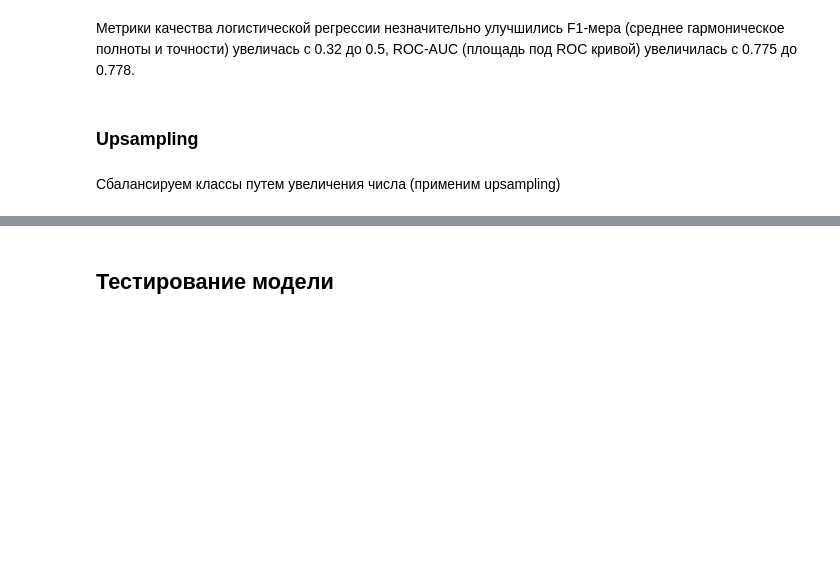
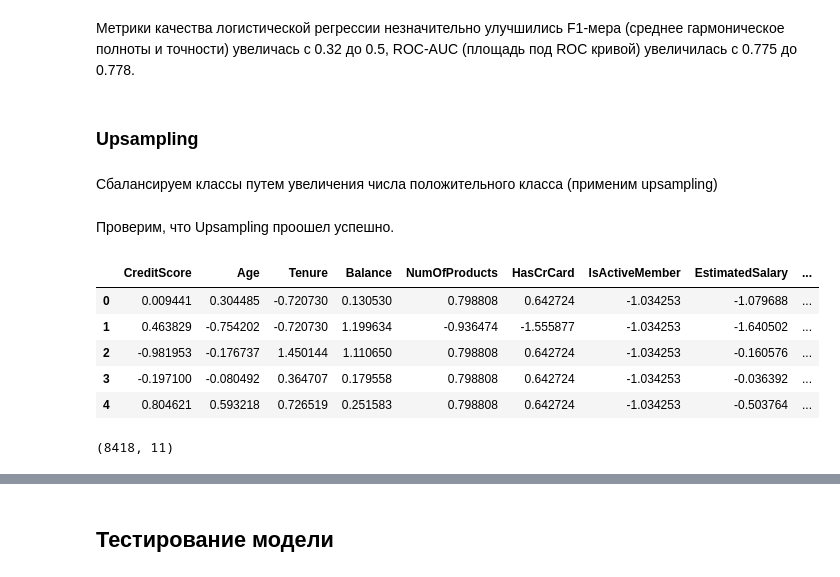
Before and after one commit to Ksyuwish/YandexPracticumDS, a Jupyter notebook: projects/6ds_bank_customer_churn.ipynb, the cells around one changed output, grey strips where cells are left out. Drawn from its saved outputs; the diff is of its cells as text; code cells hidden in the pictures; blank space fills up the shorter version.

```diff
--- a/projects/6ds_bank_customer_churn.ipynb
+++ b/projects/6ds_bank_customer_churn.ipynb
@@ -810,7 +810,7 @@ AUC-ROC : 0.7780825279950913
 # %% [markdown]
 ### Upsampling
 # %% [markdown]
-Сбалансируем классы путем увеличения числа (применим upsampling)
+Сбалансируем классы путем увеличения числа положительного класса (применим upsampling)
 # %%
 def upsample(features, target, repeat):
     features_zeros = features[target == 0]
@@ -826,3 +826,16 @@ def upsample(features, target, repeat):
     return features_upsampled, target_upsampled
 # %%
 features_upsampled, target_upsampled = upsample(features_train, target_train, 3)
+# %% [markdown]
+Проверим, что Upsampling проошел успешно.
+# %%
+show_sample(features_upsampled)
+features_upsampled.shape
+# %% [output]
+|  | CreditScore | Age | Tenure | Balance | NumOfProducts | HasCrCard | IsActiveMember | EstimatedSalary | ... |
+| 0 | 0.009441 | 0.304485 | -0.720730 | 0.130530 | 0.798808 | 0.642724 | -1.034253 | -1.079688 | ... |
+| 1 | 0.463829 | -0.754202 | -0.720730 | 1.199634 | -0.936474 | -1.555877 | -1.034253 | -1.640502 | ... |
+| 2 | -0.981953 | -0.176737 | 1.450144 | 1.110650 | 0.798808 | 0.642724 | -1.034253 | -0.160576 | ... |
+| 3 | -0.197100 | -0.080492 | 0.364707 | 0.179558 | 0.798808 | 0.642724 | -1.034253 | -0.036392 | ... |
+| 4 | 0.804621 | 0.593218 | 0.726519 | 0.251583 | 0.798808 | 0.642724 | -1.034253 | -0.503764 | ... |
+(8418, 11)
```
Also changed, not shown: parts of 24 cells of this notebook.
